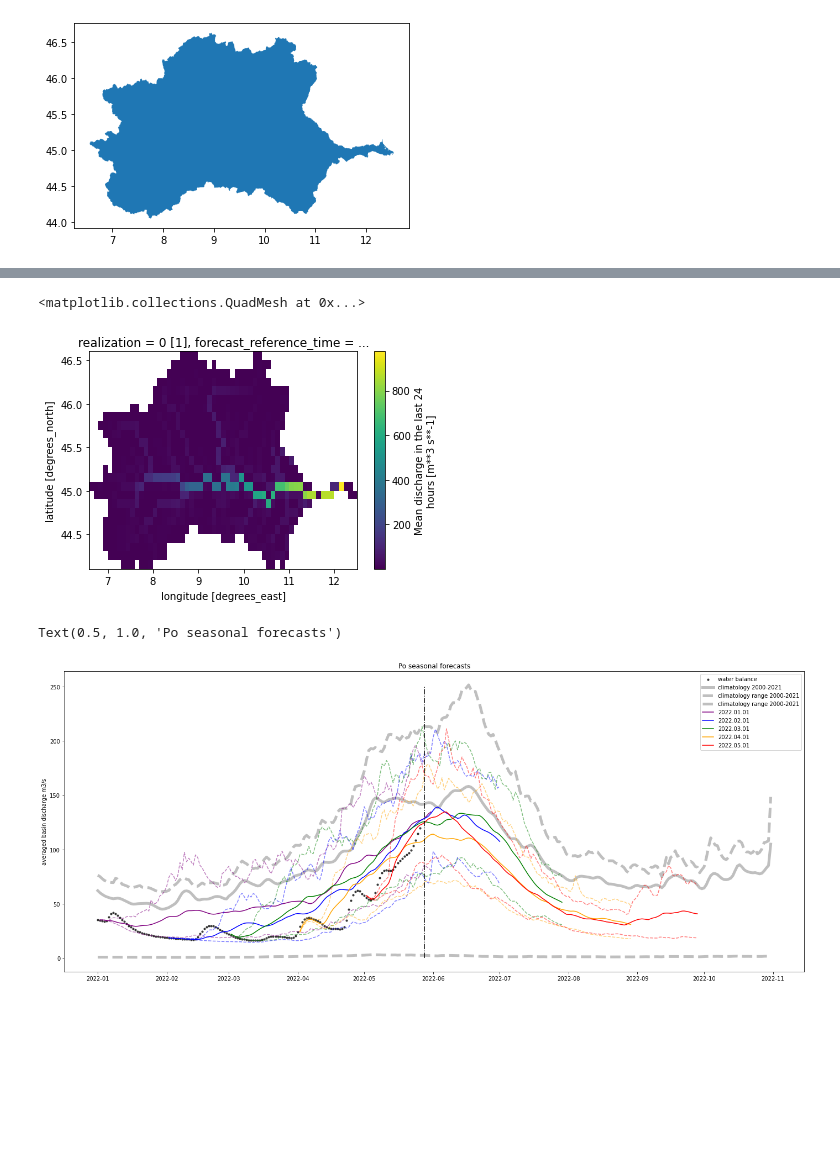
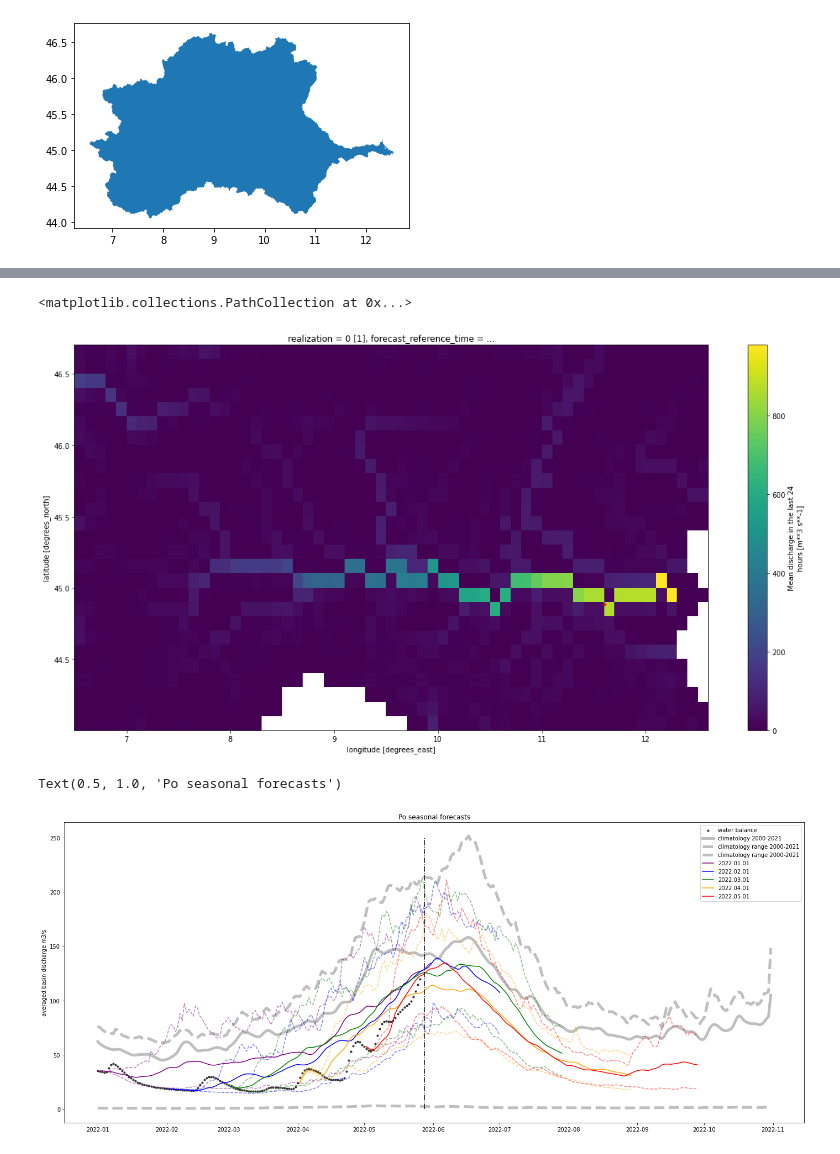
Before and after one commit to iacopoff/climetlab-cems-flood, a Jupyter notebook: docs/source/examples/glofas-seasonal.ipynb, the cells around one changed output, grey strips where cells are left out. Saved outputs shown, nothing was run; the diff lists cells and outputs as text; code cells hidden in the pictures; blank space fills up the shorter version.

```diff
--- a/docs/source/examples/glofas-seasonal.ipynb
+++ b/docs/source/examples/glofas-seasonal.ipynb
@@ -11,3 +11,6 @@ from climetlab_cems_flood.utils import get_po_basin
+# %%
+# pontelagoscuro
+ps = (44.886111, 11.604444)
 # %%
 gdf = get_po_basin()
 # %%
@@ -96,27 +83,29 @@ wb = wb.rio.clip(gdf_diss.geometry)
 cmean = cmean.rio.clip(gdf_diss.geometry)
 # %%
 cmean["time"] =  pd.date_range("2022-01-01","2022-10-31")
-# %%
-seas.dis24.isel(realization=0,leadtime=0,forecast_reference_time=0).plot()
-# %% [output]
-<matplotlib.collections.QuadMesh at 0x...>
-[figure, removed]
-# %%
-plt.figure(figsize=(24,10))
-plt.scatter(wb.time.values,wb.dis24.mean(["latitude","longitude"]).values.T,color="black",s=10, label="water balance", alpha=0.7)
-plt.plot(cmean.time.values,cmean.dis24.mean(["latitude","longitude"]).values.T, linewidth=5, color="grey",label = "climatology 2000-2021", alpha=0.5)
-plt.plot(cmean.time.values,cmean.dis24.quantile((0.1,0.9),["latitude","longitude"]).values.T, linewidth=5, color="grey", linestyle="--", alpha=0.5)
-for i,c in enumerate(["purple","blue","green","orange","red"]):
-    t = seas.dis24.forecast_reference_time[i].values
-    t = pd.to_datetime(t).strftime('%Y.%m.%d')
-    d = seas.dis24.isel(forecast_reference_time=i,drop=True)
-    m = d.mean(["lat","lon"])
-    plt.plot(d.time.values, m.mean("realization").values.T,color=c, label=t)
-    plt.plot(d.time.values, m.quantile((0.1,0.9),"realization").values.T,color=c, linestyle="--", alpha=0.5)
-plt.vlines(x=datetime.datetime(2022,5,28),ymin=0,ymax=250,linestyle="-.", color="black")
-plt.legend()
-plt.ylabel("averaged basin discharge m3/s")
-plt.title("Po seasonal forecasts")
-# %% [output]
-Text(0.5, 1.0, 'Po seasonal forecasts')
-[figure, removed]
+# %%
+plt.figure(figsize=(20,10))
+seas.dis24.isel(realization=0,leadtime=0,forecast_reference_time=0).plot()
+plt.scatter(ps[1],ps[0],s=10,color="red")
+# %% [output]
+<matplotlib.collections.PathCollection at 0x...>
+[figure, added]
+# %%
+plt.figure(figsize=(24,10))
+plt.scatter(wb.time.values,wb.dis24.mean(["latitude","longitude"]).values.T,color="black",s=10, label="water balance", alpha=0.7)
+plt.plot(cmean.time.values,cmean.dis24.mean(["latitude","longitude"]).values.T, linewidth=5, color="grey",label = "climatology 2000-2021", alpha=0.5)
+plt.plot(cmean.time.values,cmean.dis24.quantile((0.1,0.9),["latitude","longitude"]).values.T, linewidth=5, color="grey", linestyle="--", alpha=0.5)
+for i,c in enumerate(["purple","blue","green","orange","red"]):
+    t = seas.dis24.forecast_reference_time[i].values
+    t = pd.to_datetime(t).strftime('%Y.%m.%d')
+    d = seas.dis24.isel(forecast_reference_time=i,drop=True)
+    m = d.mean(["lat","lon"])
+    plt.plot(d.time.values, m.mean("realization").values.T,color=c, label=t)
+    plt.plot(d.time.values, m.quantile((0.1,0.9),"realization").values.T,color=c, linestyle="--", alpha=0.5)
+plt.vlines(x=datetime.datetime(2022,5,28),ymin=0,ymax=250,linestyle="-.", color="black")
+plt.legend()
+plt.ylabel("averaged basin discharge m3/s")
+plt.title("Po seasonal forecasts")
+# %% [output]
+Text(0.5, 1.0, 'Po seasonal forecasts')
+[figure, added]
```
Also changed, not shown: parts of 14 cells of this notebook, 3 other files.
